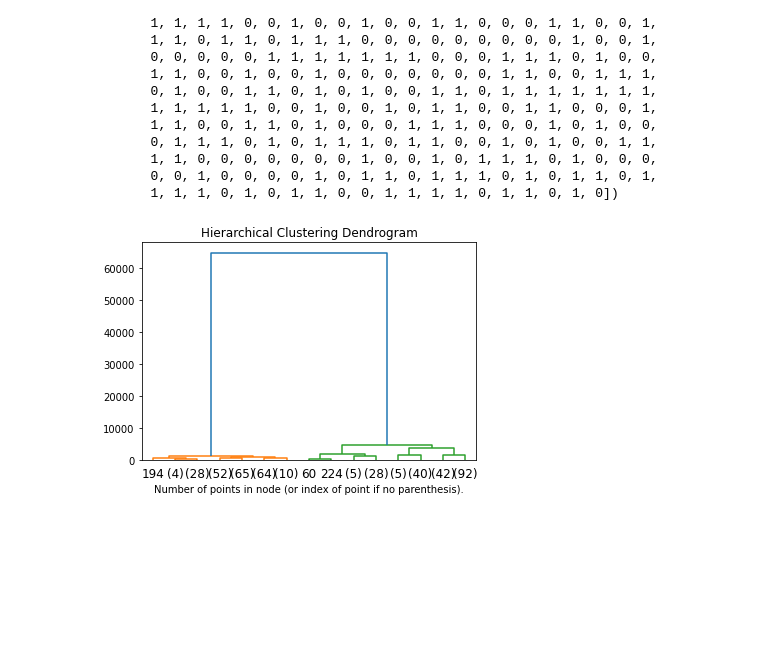
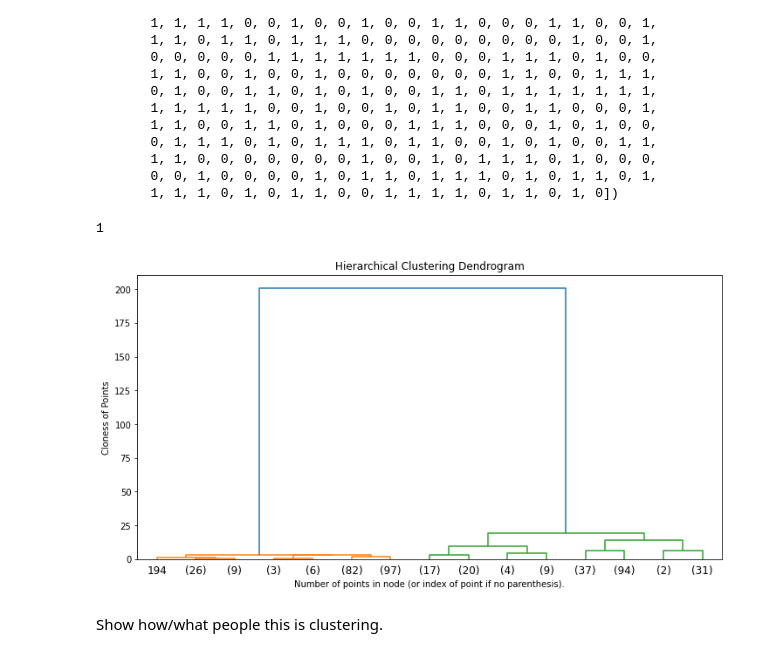
Before and after one commit to greeshmaganji/DSCI_Project, a Jupyter notebook: model.ipynb, the cells around one changed output. Drawn from its saved outputs; the diff is of its cells as text; code cells hidden in the pictures; blank space fills up the shorter version.

```diff
--- a/model.ipynb
+++ b/model.ipynb
@@ -80,13 +124,14 @@ data.head()
 # %%
-def distanceMatrix(names,data):
+from scipy.spatial.distance import jaccard
+def jacMatrix(names, df):
     distances = []
     for i in names:
-        person = data[i]
+        person = df[i]
         distance = []
-        for j in data.columns:
-            distance.append(310 - (np.sum(person == data[j])))
+        for j in df.columns:
+            distance.append(jaccard(person, df[j]))
 
         distances.append(distance)
     return distances
 # %%
-distMat = distanceMatrix(names,data)
+jacMat = jacMatrix(names, data)
@@ -133,8 +171,8 @@ for i in party:
     elif i == "Republican":
         color.append("red")
 # %%
-#n = 10
-n = len(distMat)
-mini = distMat[0:n]
+#n = 100
+n = len(jacMat)
+mini = jacMat[0:n]
 for i in range(0,n):
     mini[i] = mini[i][0:n]
@@ -172,8 +207,8 @@ G.draw('graph.png', format='png', prog= 'neato')
 # Clustering Algortihm
 # %%
 from sklearn.cluster import AgglomerativeClustering
-cluster = AgglomerativeClustering(n_clusters=2, affinity='euclidean', linkage='ward')
-cluster.fit_predict(distMat)
+cluster = AgglomerativeClustering(affinity='euclidean', linkage='ward')
+cluster.fit_predict(jacMat)
 # %% [output]
 array([1, 1, 0, 1, 1, 0, 1, 1, 1, 1, 1, 1, 0, 1, 1, 1, 1, 0, 0, 0, 0, 1,
        1, 1, 1, 1, 0, 1, 1, 0, 1, 0, 0, 0, 1, 1, 0, 0, 0, 1, 0, 1, 1, 0,
@@ -224,6 +259,10 @@ array([0, 0, 1, 0, 0, 1, 0, 0, 0, 0, 0, 0, 1, 0, 0, 0, 0, 1, 1, 1, 1, 0,
        1, 1, 0, 0, 0, 0, 0, 0, 0, 1, 0, 0, 1, 0, 1, 1, 1, 0, 1, 0, 0, 0,
        0, 0, 1, 0, 0, 0, 0, 1, 0, 1, 1, 0, 1, 1, 1, 0, 1, 0, 1, 1, 0, 1,
        1, 1, 1, 0, 1, 0, 1, 1, 0, 0, 1, 1, 1, 1, 0, 1, 1, 0, 1, 0])
+# %%
+1 - sum(y == y_pred)
+# %% [output]
+1
 # %%
 from scipy.cluster.hierarchy import dendrogram
 
@@ -251,12 +290,16 @@ def plot_dendrogram(model, **kwargs):
 # %%
 # setting distance_threshold=0 ensures we compute the full tree.
 model = AgglomerativeClustering(distance_threshold=0, n_clusters=None)
 
-model = model.fit(distMat)
+model = model.fit(jacMat)
+plt.figure(figsize = (12,6))
 plt.title("Hierarchical Clustering Dendrogram")
 # plot the top three levels of the dendrogram
 plot_dendrogram(model, truncate_mode="level", p=3)
 plt.xlabel("Number of points in node (or index of point if no parenthesis).")
+plt.ylabel("Cloness of Points")
 plt.show()
 # %% [output]
-[figure, old version]
+[figure, new version]
+# %% [markdown]
+Show how/what people this is clustering.
```
Also changed, not shown: parts of 11 cells of this notebook.
